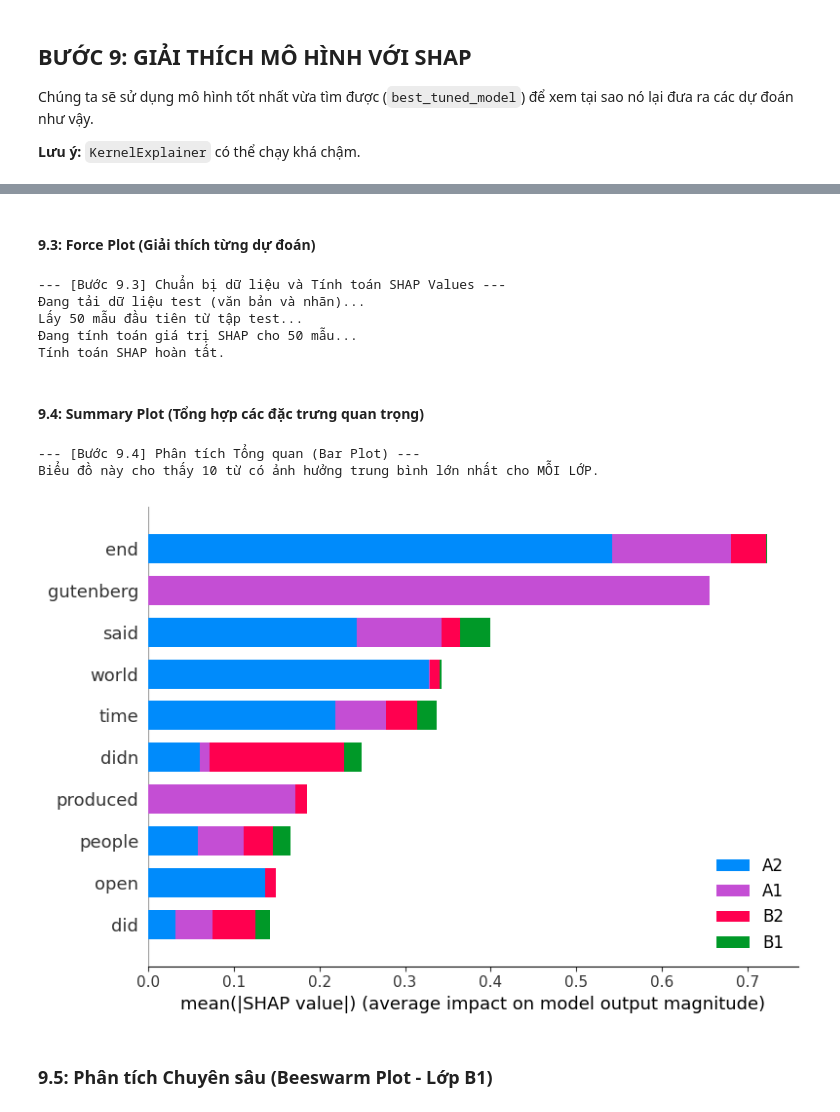
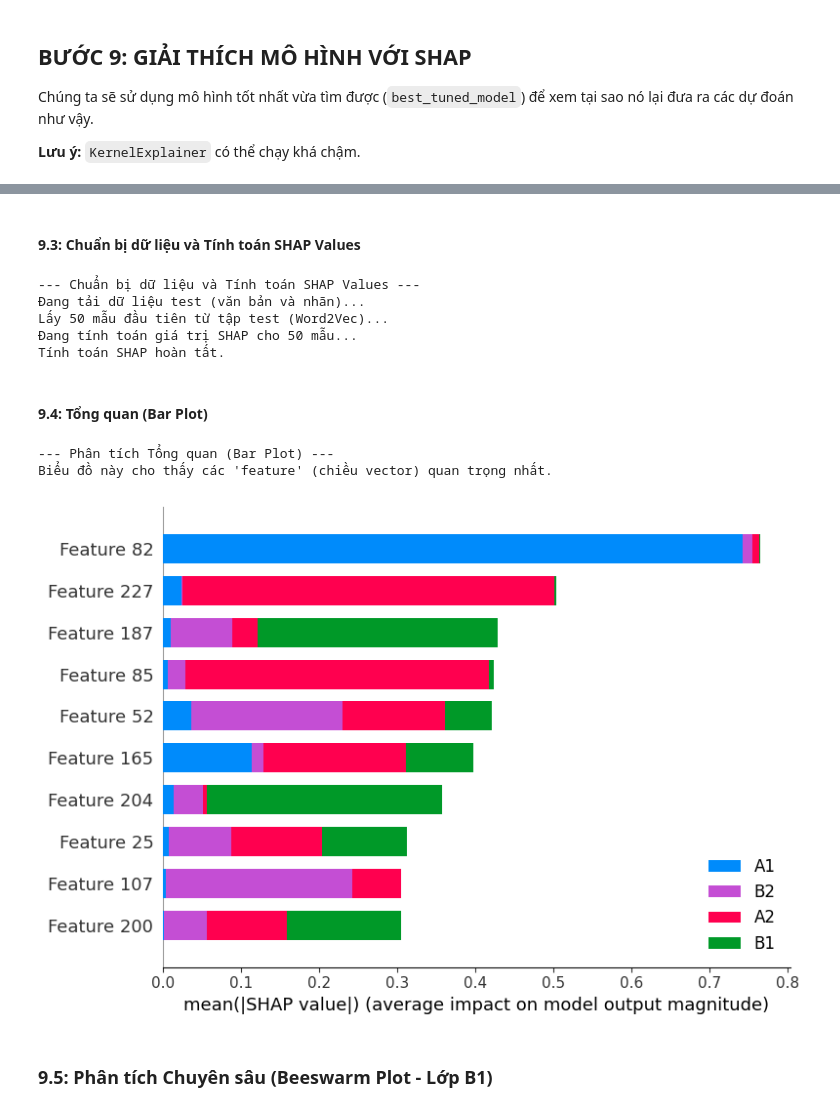
Before and after one commit to phatdang2403-hub/Readee-Project, a Jupyter notebook: Sprint3-Report.ipynb, the cells around one changed output, grey strips where cells are left out. Drawn from its saved outputs; the diff is of its cells as text; code cells hidden in the pictures.

```diff
--- a/Sprint3-Report.ipynb
+++ b/Sprint3-Report.ipynb
@@ -246,7 +256,7 @@ weighted avg       0.74      0.76      0.75       180
 # %% [markdown]
 ## BƯỚC 5: HUẤN LUYỆN XGBOOST (VỚI TF-IDF)
 # %%
-print("--- [Thử nghiệm 2] Đang huấn luyện XGBoost với TF-IDF ---")
+print("--- Đang huấn luyện XGBoost với TF-IDF ---")
 
 model_xgb_tfidf = XGBClassifier(
     random_state=42,
@@ -260,7 +270,7 @@ model_xgb_tfidf = XGBClassifier(
 
 print("Đang huấn luyện XGBoost (TF-IDF)...")
 start_time = time.time()
-model_xgb_tfidf.fit(X_train_tfidf, y_train_encoded)
+model_xgb_tfidf.fit(X_train_tfidf, y_train_encoded, sample_weight=sample_weights)
 end_time = time.time()
 print(f"Huấn luyện hoàn tất sau {end_time - start_time:.2f} giây.")
 
@@ -498,18 +513,16 @@ Chuẩn bị SHAP hoàn tất.
 # %%
-print("--- [Bước 9.2] Tạo SHAP Explainer ---")
+# 9.2: Tạo SHAP Explainer
+print("--- Tạo SHAP Explainer ---")
 
-# GIẢI PHÁP: Dùng `shap.sample` để lấy 100 mẫu nền (thay vì toàn bộ 1441 dòng)
-# và chuyển 100 mẫu này sang dạng .toarray() (dense).
-print("Lấy 100 mẫu nền (background sample)...")
-background_sample = shap.sample(X_train_val_tfidf, 100).toarray()
+# Dùng `shap.sample` để lấy 100 mẫu nền (thay vì toàn bộ 1260 dòng)
+print("Lấy 100 mẫu nền (background sample) từ X_train_w2v...")
+background_sample = shap.sample(X_train_w2v, 100)
 
-# Khởi tạo TreeExplainer với `feature_perturbation="interventional"`
-# để tương thích tốt nhất với mô hình và dữ liệu.
+# Khởi tạo TreeExplainer
 print("Đang tạo SHAP TreeExplainer...")
 explainer = shap.TreeExplainer(
-    best_tuned_model,
-    background_sample,
-    feature_perturbation="interventional"
+    model_xgb_w2v,
+    background_sample
 )
 print("Tạo TreeExplainer hoàn tất.")
 # %% [output]
@@ -536,55 +533,54 @@ shap.initjs()
-# %% [markdown]
-#### 9.3: Force Plot (Giải thích từng dự đoán)
+# %% [markdown]
+#### 9.3: Chuẩn bị dữ liệu và Tính toán SHAP Values
 # %%
-print("--- [Bước 9.3] Chuẩn bị dữ liệu và Tính toán SHAP Values ---")
+# 9.3: Tính toán SHAP Values
+print("--- Chuẩn bị dữ liệu và Tính toán SHAP Values ---")
 
 # --- 1. Tải các dữ liệu cần thiết từ tập Test ---
-# (Chúng ta cần y_test để so sánh và df_test để xem văn bản gốc)
 print("Đang tải dữ liệu test (văn bản và nhãn)...")
 df_test = pd.read_csv('dataframes/test_data.csv')
 y_test = pd.read_csv('dataframes/y_test.csv')['label']
-y_test_encoded = le.transform(y_test) # Dùng 'le' từ Bước 1
+y_test_encoded = le.transform(y_test)
 
 # --- 2. Lấy 50 mẫu đầu tiên từ tập Test để giải thích ---
 SAMPLES_TO_EXPLAIN = 50
 
-print(f"Lấy {SAMPLES_TO_EXPLAIN} mẫu đầu tiên từ tập test...")
-samples_to_explain_sparse = X_test_tfidf[0:SAMPLES_TO_EXPLAIN]
-samples_to_explain_dense = samples_to_explain_sparse.toarray() # Chuyển sang dense
+print(f"Lấy {SAMPLES_TO_EXPLAIN} mẫu đầu tiên từ tập test (Word2Vec)...")
+samples_to_explain_dense = X_test_w2v[0:SAMPLES_TO_EXPLAIN] # Đã là dense
 
 # Lấy văn bản, nhãn, và dự đoán tương ứng
 test_texts_sample = df_test['text'].iloc[0:SAMPLES_TO_EXPLAIN].values
 y_test_sample = y_test_encoded[0:SAMPLES_TO_EXPLAIN]
-y_pred_sample = best_tuned_model.predict(samples_to_explain_sparse) # Lấy dự đoán
+y_pred_sample = model_xgb_w2v.predict(samples_to_explain_dense) # Lấy dự đoán
 
 # --- 3. Tính toán SHAP ---
 print(f"Đang tính toán giá trị SHAP cho {SAMPLES_TO_EXPLAIN} mẫu...")
-# (explainer đã được tạo ở Cell 9.2)
 shap_explanation = explainer(samples_to_explain_dense)
 print("Tính toán SHAP hoàn tất.")
 # %% [output]
---- [Bước 9.3] Chuẩn bị dữ liệu và Tính toán SHAP Values ---
+--- Chuẩn bị dữ liệu và Tính toán SHAP Values ---
 Đang tải dữ liệu test (văn bản và nhãn)...
-Lấy 50 mẫu đầu tiên từ tập test...
+Lấy 50 mẫu đầu tiên từ tập test (Word2Vec)...
 Đang tính toán giá trị SHAP cho 50 mẫu...
 Tính toán SHAP hoàn tất.
-# %% [markdown]
-#### 9.4: Summary Plot (Tổng hợp các đặc trưng quan trọng)
+# %% [markdown]
+#### 9.4: Tổng quan (Bar Plot)
 # %%
-print("--- [Bước 9.4] Phân tích Tổng quan (Bar Plot) ---")
-print("Biểu đồ này cho thấy 10 từ có ảnh hưởng trung bình lớn nhất cho MỖI LỚP.")
+# 9.4: Phân tích Tổng quan (Bar Plot)
+print("--- Phân tích Tổng quan (Bar Plot) ---")
+print("Biểu đồ này cho thấy các 'feature' (chiều vector) quan trọng nhất.")
+# Tên feature bây giờ sẽ là 0, 1, 2... 299 (vì Word2Vec là ẩn danh)
 
 shap.summary_plot(
     shap_explanation.values,
     samples_to_explain_dense,
-    feature_names=feature_names,
     class_names=class_names,
     plot_type="bar",
-    max_display=10 # Chỉ hiển thị 10 từ hàng đầu
+    max_display=10
 )
 # %% [output]
---- [Bước 9.4] Phân tích Tổng quan (Bar Plot) ---
-Biểu đồ này cho thấy 10 từ có ảnh hưởng trung bình lớn nhất cho MỖI LỚP.
+--- Phân tích Tổng quan (Bar Plot) ---
+Biểu đồ này cho thấy các 'feature' (chiều vector) quan trọng nhất.
-[figure, old version]
+[figure, new version]
 # %% [markdown]
 ### 9.5: Phân tích Chuyên sâu (Beeswarm Plot - Lớp B1)
```
Also changed, not shown: parts of 26 cells of this notebook, 12 other files.
